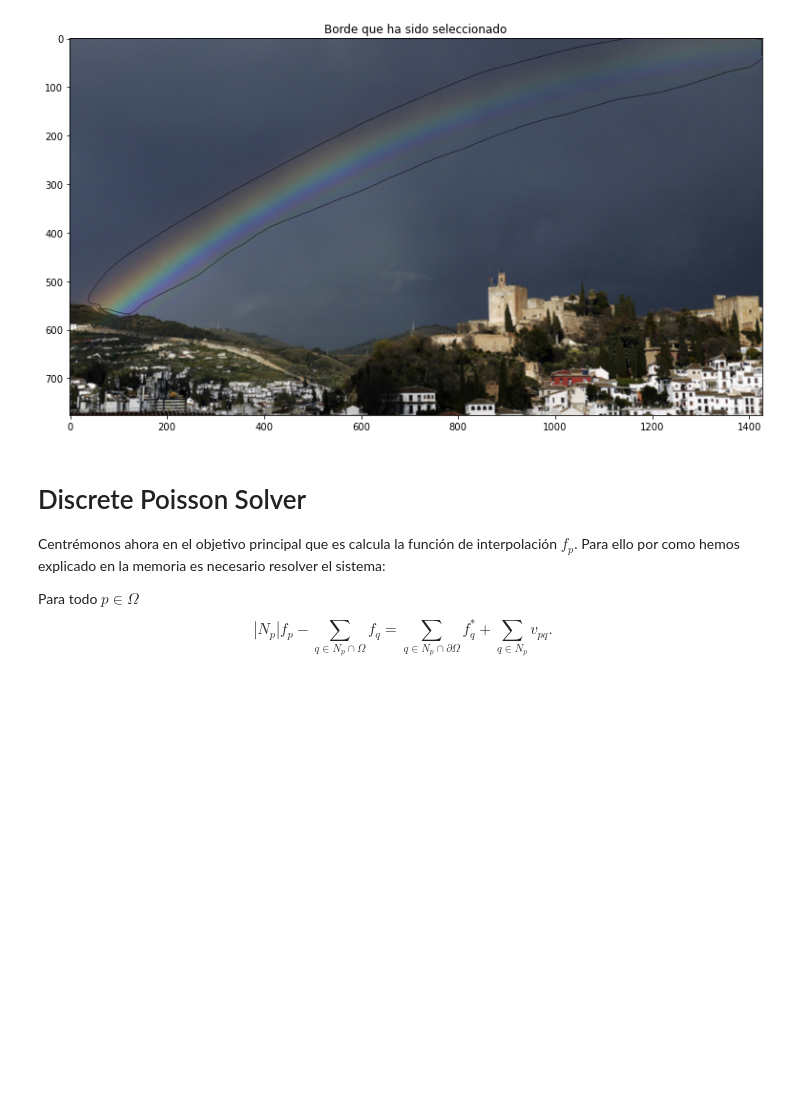
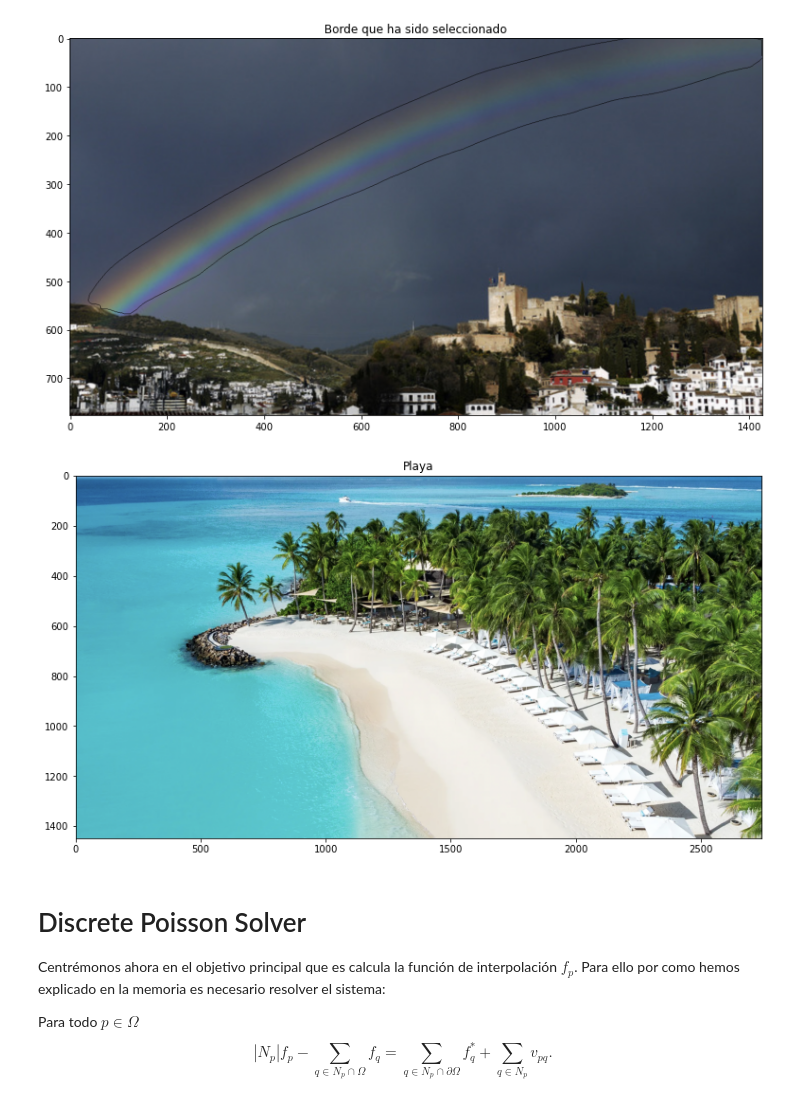
Before and after one commit to BlancaCC/Mezclado-de-regiones-en-imagenes-usando-la-ecuacion-de-Poisson, a Jupyter notebook: PoissonImageEditing.ipynb, the cells around one changed output. Saved outputs shown, nothing was run; the diff lists cells and outputs as text; code cells hidden in the pictures; blank space fills up the shorter version.

```diff
--- a/PoissonImageEditing.ipynb
+++ b/PoissonImageEditing.ipynb
@@ -350,6 +350,13 @@ boundary = SourceBoundary(inputChannel, setRegionesSeleccionadasArcoiris)
 ViewBoundary(imgArcoiris, boundary)
 # %% [output]
 [figure]
+# %%
+#Playa
+pathPlaya = path + 'Playa2.png'
+imgPlaya = ReadImage(pathPlaya, flagColor)
+PrintOneImage(imgPlaya, 'Playa')
+# %% [output]
+[figure, added]
 # %% [markdown]
 # Discrete Poisson Solver
 
```
Also changed, not shown: parts of 2 cells of this notebook.
